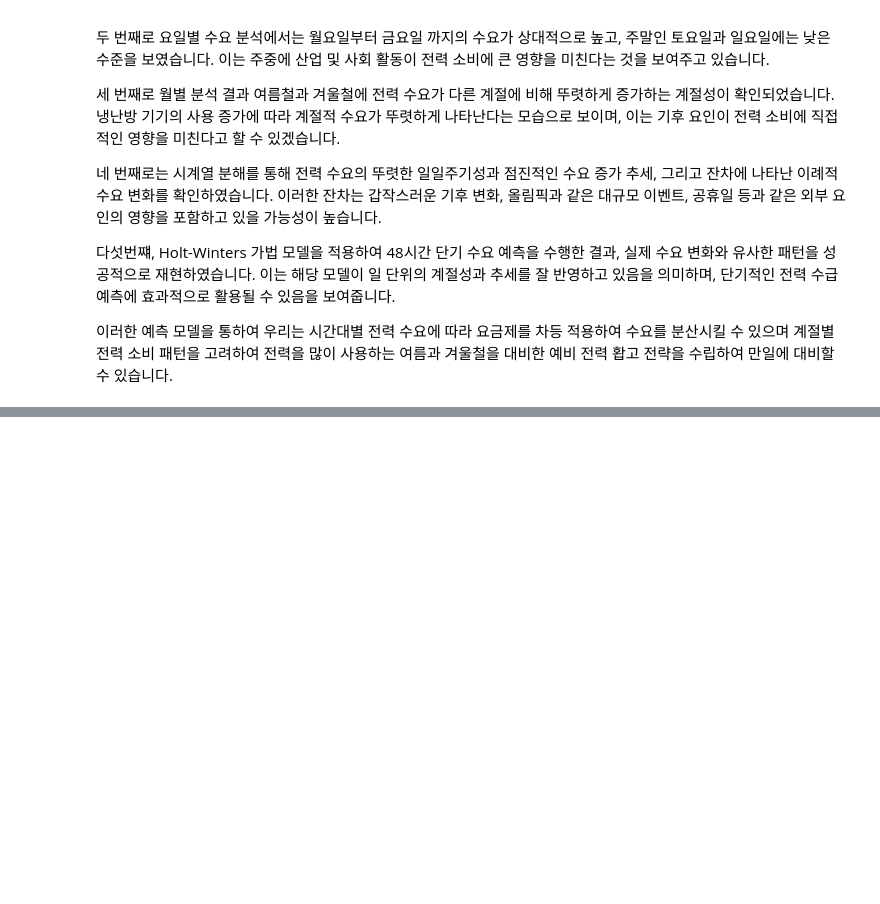
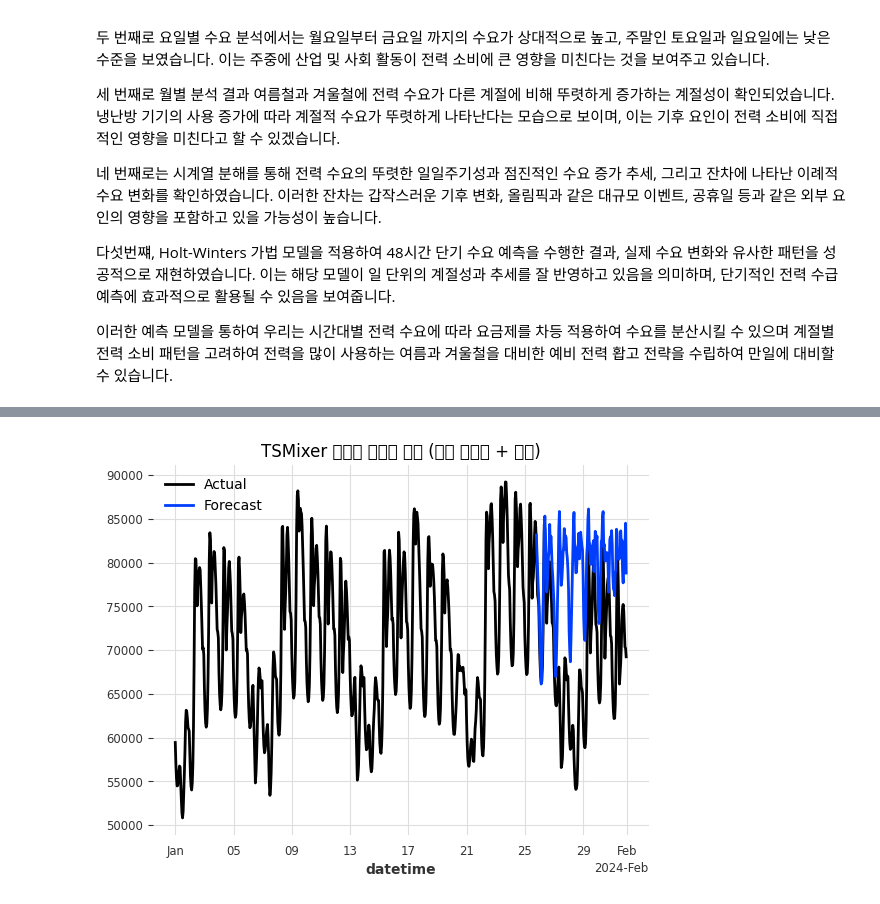
Before and after one commit to doyoung241/-, a Jupyter notebook: 전력수요량 최종.ipynb, the cells around one changed output, grey strips where cells are left out. Drawn from its saved outputs; the diff is of its cells as text; code cells hidden in the pictures; blank space fills up the shorter version.

```diff
--- a/전력수요량 최종.ipynb
+++ b/전력수요량 최종.ipynb
@@ -316,0 +240,92 @@ for 분기, df_quarter in df_all.groupby('분기'):
+# %%
+# ⚠ 설치 필요시 주석 해제
+# !pip install darts[torch] --upgrade
+
+import pandas as pd
+import numpy as np
+import matplotlib.pyplot as plt
+from darts import TimeSeries
+from darts.models import TSMixerModel
+from darts.dataprocessing.transformers import Scaler
+from darts.metrics import mae, rmse
+
+# ===============================
+# 1. 전력 수요량 데이터 불러오기 및 전처리
+# ===============================
+df_power = pd.read_csv("한국전력거래소_시간별 전국 전력수요량_20241231.csv", encoding='cp949')
+df_power['날짜'] = pd.to_datetime(df_power['날짜'])
+df_power = df_power.melt(id_vars='날짜', var_name='시간', value_name='수요량(MWh)')
+df_power['시간'] = df_power['시간'].str.replace('시', '').astype(int)
+df_power['datetime'] = df_power['날짜'] + pd.to_timedelta(df_power['시간'] - 1, unit='h')
+df_power = df_power[['datetime', '수요량(MWh)']]
+
+# ===============================
+# 2. 풍속 데이터 불러오기 및 정제
+# ===============================
+wind = pd.read_csv("청운효자동_풍속_20240101_20241231.csv", encoding='cp949')
+wind = wind.rename(columns={
+    ' format: day': 'day',
+    'value location:60_127 Start : 20240101 ': '풍속'
+})[['day', 'hour', '풍속']]
+wind = wind[pd.to_numeric(wind['day'], errors='coerce').notnull()]
+wind['day'] = wind['day'].astype(int)
+wind['hour'] = wind['hour'].astype(str).str.zfill(4)
+time_str = wind['hour'].str[:2] + ':' + wind['hour'].str[2:] + ':00'
+wind['datetime'] = pd.to_datetime("2024", format="%Y") + \
+    pd.to_timedelta(wind['day'] - 1, unit='D') + pd.to_timedelta(time_str)
+wind['풍속'] = pd.to_numeric(wind['풍속'], errors='coerce')
+wind_hourly = wind[['datetime', '풍속']].set_index('datetime').resample('1h').mean().interpolate()
+wind_hourly = wind_hourly.reset_index()
+
+# ===============================
+# 3. 데이터 병합 및 TimeSeries 생성
+# ===============================
+df_all = pd.merge(df_power, wind_hourly, on='datetime', how='inner')
+series_target = TimeSeries.from_dataframe(df_all, time_col='datetime', value_cols='수요량(MWh)')
+series_cov = TimeSeries.from_dataframe(df_all, time_col='datetime', value_cols='풍속')
+
+# ===============================
+# 4. 스케일링 및 분할
+# ===============================
+scaler_t = Scaler()
+scaler_c = Scaler()
+target_scaled = scaler_t.fit_transform(series_target)
+cov_scaled = scaler_c.fit_transform(series_cov)
+
+train_t, test_t = target_scaled.split_after(0.8)
+train_c, test_c = cov_scaled.split_after(0.8)
+
+# ===============================
+# 5. TSMixer 모델 정의 및 학습
+# ===============================
+model = TSMixerModel(
+    input_chunk_length=48,
+    output_chunk_length=24,
+    n_epochs=300,
+    random_state=42
+)
+
+model.fit(train_t, past_covariates=train_c, verbose=True)
+
+# ===============================
+# 6. 예측 (전체 covariate로 안전하게 예측)
+# ===============================
+forecast = model.predict(n=len(test_t), past_covariates=cov_scaled)
+
+# ===============================
+# 7. 결과 복원 및 평가
+# ===============================
+forecast_rescaled = scaler_t.inverse_transform(forecast)
+test_rescaled = scaler_t.inverse_transform(test_t)
+print("MAE:", mae(test_rescaled, forecast_rescaled))
+print("RMSE:", rmse(test_rescaled, forecast_rescaled))
+
+# ===============================
+# 8. 시각화
+# ===============================
+series_target.plot(label="Actual")
+forecast_rescaled.plot(label="Forecast", lw=2)
+plt.title("TSMixer 다변량 시계열 예측 (전력 수요량 + 풍속)")
+plt.legend()
+plt.show()
+# %% [output]
@@ -316,0 +356 @@ for 분기, df_quarter in df_all.groupby('분기'):
+[figure, added]
```
Also changed, not shown: parts of 18 cells of this notebook.
